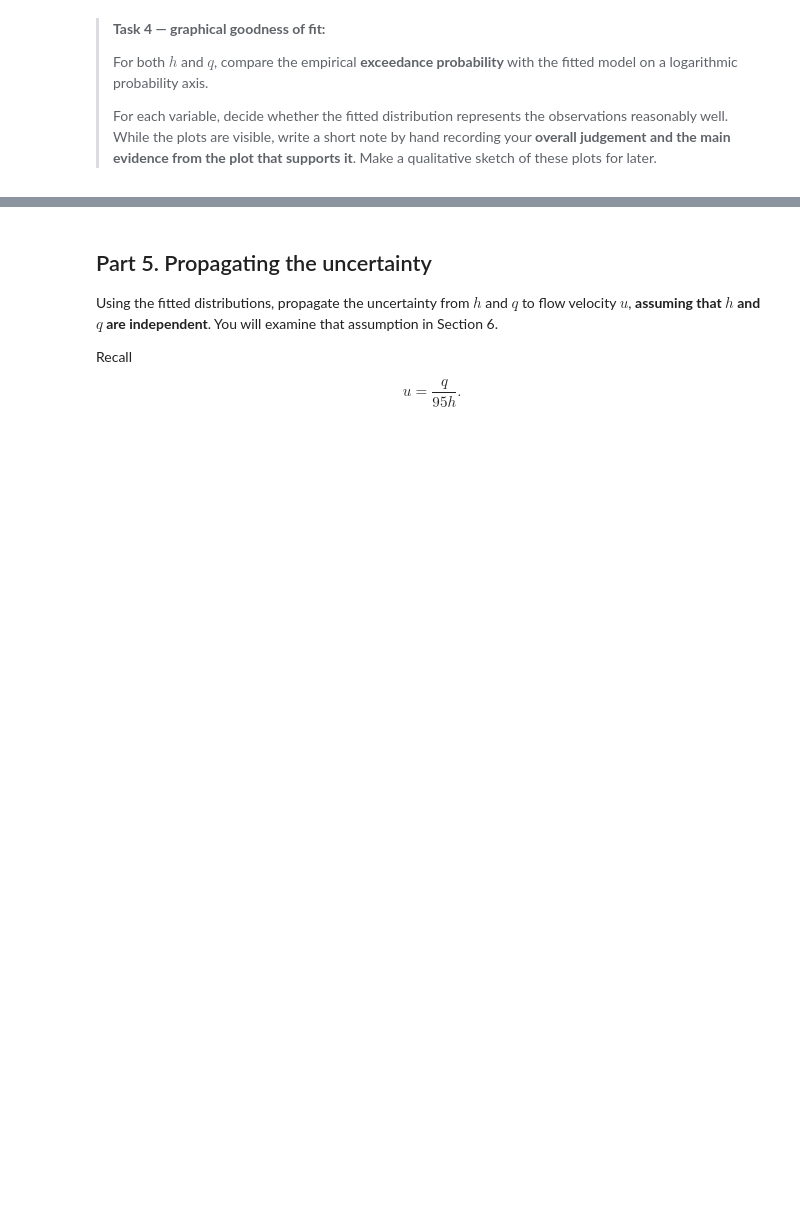
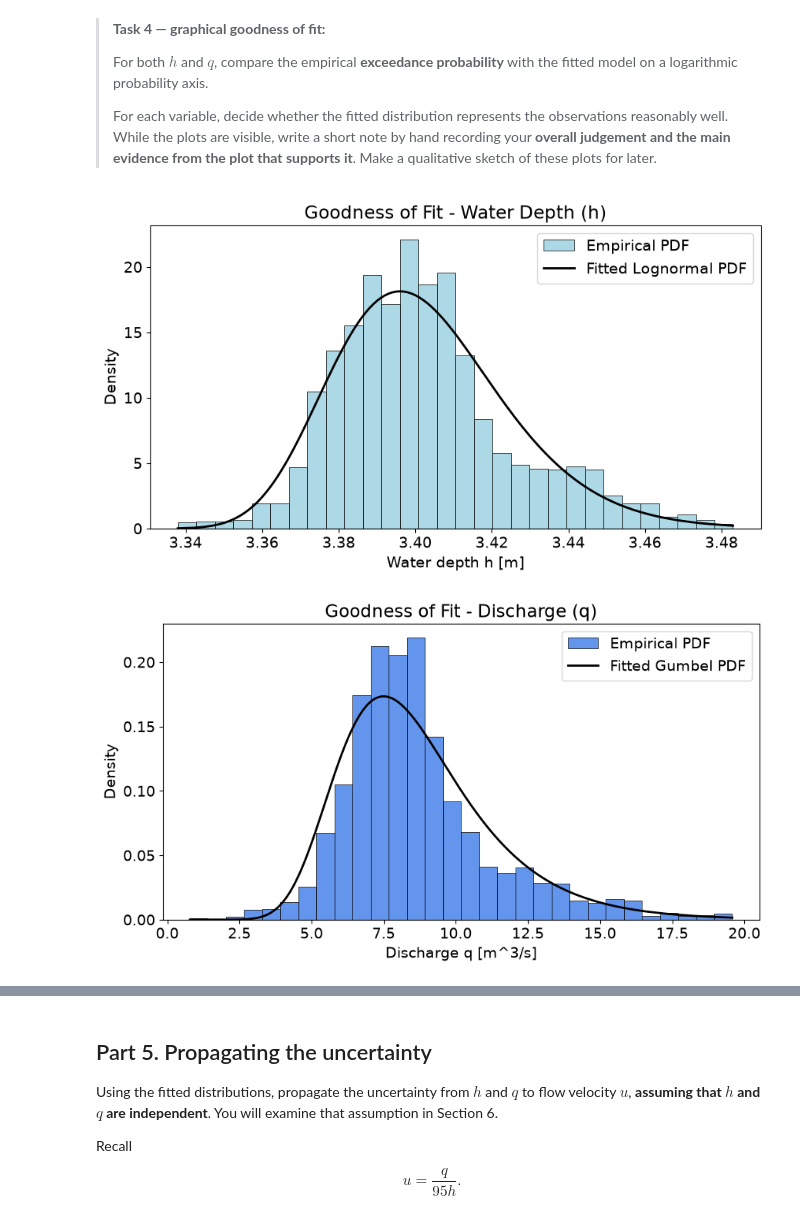
Before and after one commit to LorenzoBellunato/GA1.4, a Jupyter notebook: all_files_GA_1_4/GA_1.4.ipynb, the cells around one changed output, grey strips where cells are left out. Cells and saved outputs as stored; diff of their text form; code cells hidden in the pictures; blank space fills up the shorter version.

```diff
--- a/all_files_GA_1_4/GA_1.4.ipynb
+++ b/all_files_GA_1_4/GA_1.4.ipynb
@@ -274,4 +274,48 @@ A fitted distribution is a model, not a guarantee that the observations actually
 >For each variable, decide whether the fitted distribution represents the observations reasonably well. While the plots are visible, write a short note by hand recording your **overall judgement and the main evidence from the plot that supports it**. Make a qualitative sketch of these plots for later.
 >
 # %%
-### YOUR CODE HERE
+#h (lognormal)
+shape_h, loc_h, scale_h = params_h
+
+h_sorted = np.sort(df_thames['h'])
+distribution_h = stats.lognorm.pdf(h_sorted, s=shape_h, loc=loc_h, scale=scale_h)
+
+fig, ax = plt.subplots(figsize=(10, 5))
+
+ax.hist(df_thames['h'], edgecolor='k', linewidth=0.5, color='lightblue',
+        label='Empirical PDF', density=True, bins=30)
+
+ax.plot(h_sorted, distribution_h, 'k', linewidth=2, label='Fitted Lognormal PDF')
+
+ax.set_xlabel('Water depth h [m]')
+ax.set_ylabel('Density')
+ax.set_title('Goodness of Fit - Water Depth (h)')
+ax.legend()
+
+plt.show()
+
+
+#q (gumbel)
+loc_q, scale_q=params_q
+
+q_sorted = np.sort(df_thames['q'])
+distribution = stats.gumbel_r.pdf(q_sorted, loc=loc_q, scale=scale_q)
+
+fig, ax = plt.subplots(figsize=(10, 5))
+
+ax.hist(df_thames['q'], edgecolor='k', linewidth=0.5, color='cornflowerblue',
+        label='Empirical PDF', density=True, bins=30)
+
+# Sovrapposizione della curva teorica fittata
+ax.plot(q_sorted, distribution, 'k', linewidth=2, label='Fitted Gumbel PDF')
+
+# Etichette e legenda
+ax.set_xlabel('Discharge q [m^3/s]')
+ax.set_ylabel('Density')
+ax.set_title('Goodness of Fit - Discharge (q)')
+ax.legend()
+
+plt.show()
+# %% [output]
+[figure, added]
+[figure, added]
```
Also changed, not shown: parts of 4 cells of this notebook.
